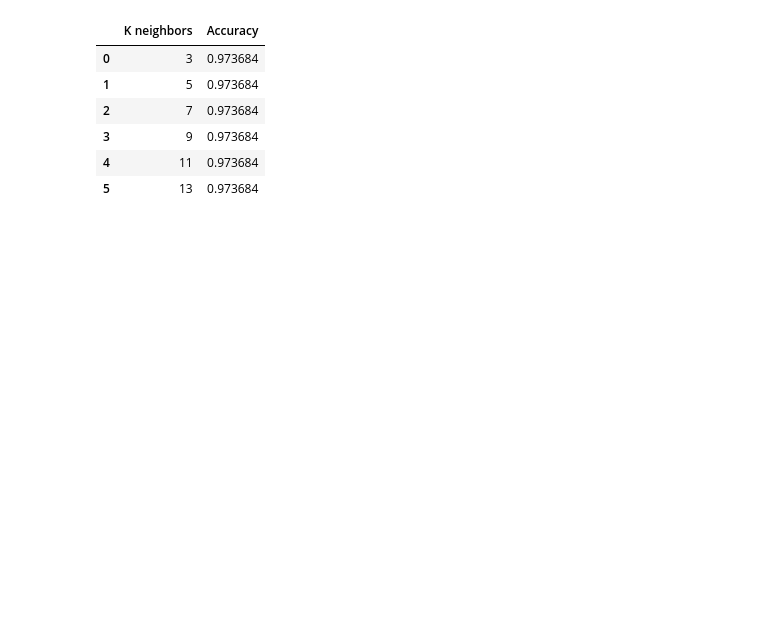
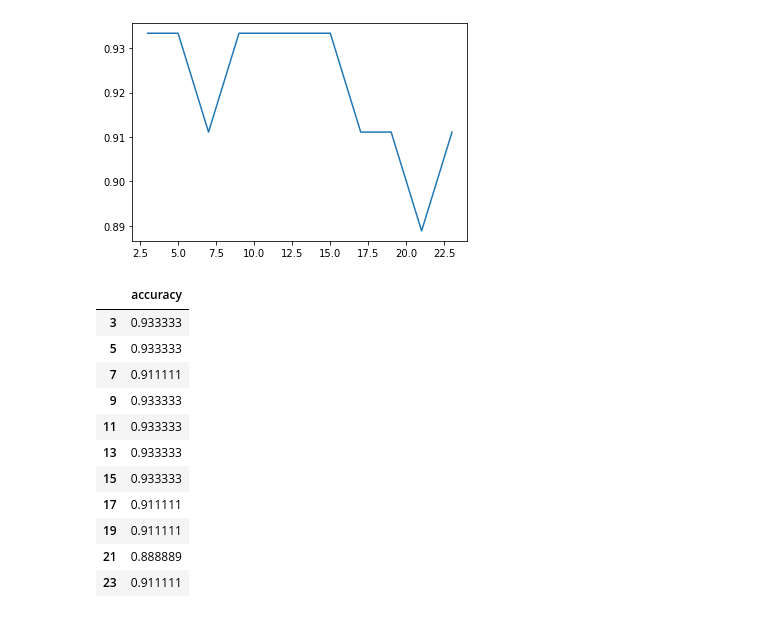
Before and after one commit to yuvalshi0/introduction-to-cv-course, a Jupyter notebook: iris.ipynb, the cells around one changed output. Cells and saved outputs as stored; diff of their text form; code cells hidden in the pictures; blank space fills up the shorter version.

```diff
--- a/iris.ipynb
+++ b/iris.ipynb
@@ -23,45 +35,36 @@ x_train, x_test, y_train, y_test = train_test_split(X, Y, random_state=0)
 # %%
 from sklearn.neighbors import KNeighborsClassifier
-from sklearn.metrics import (
-    accuracy_score,
-    plot_confusion_matrix,
-    ConfusionMatrixDisplay,
-)
 
 
-def matrix(k):
-    """
-    Helper method, creates the knn classifier, trains it using our test data and returns the confusion matrix plot
-    """
-    knn = KNeighborsClassifier(n_neighbors=k)
-    knn.fit(x_train, y_train)  # train model
-    y_pred = knn.predict(x_test)  # predict
-    plt = ConfusionMatrixDisplay.from_predictions(y_test, y_pred)
-    return plt
-
-
-def accuracy(k):
+def knn_accuracy(k, x_train, x_test, y_train, y_test):
     """
     Helper method, creates the knn classifier, trains it using our test data and return its accuracy
     """
-    knn = KNeighborsClassifier(n_neighbors=k)
-    knn.fit(x_train, y_train)  # train model
-    y_pred = knn.predict(x_test)  # predict
-    return accuracy_score(y_test, y_pred)
+    clf = KNeighborsClassifier(n_neighbors=k)
+    clf.fit(x_train, y_train)  # train model
+    y_pred = clf.predict(x_test)  # y  pred
+    y_score = clf.predict_proba(x_test)
+    return clf.score(x_test, y_test), y_pred, y_score
 # %%
-# calculate the model accuracy for different k_neighbors, and table the model accuracy
-k_range = range(3, 15, 2)  # each odd number between 1 and 49
-accuracies = [accuracy(k) for k in k_range]
-acc_df = pd.DataFrame(
-    list(zip(k_range, accuracies)), columns=["K neighbors", "Accuracy"]
-)
+# calculate the model accuracy for different k_neighbors, table and plot the model accuracy
+k_range = range(3, 25, 2)  # each odd number between 1 and 15
+x_train, x_test, y_train, y_test = train_test_split(X, Y, test_size=0.30)
+accuracies = [knn_accuracy(k, x_train, x_test, y_train, y_test)[0] for k in k_range]
+acc_df = pd.DataFrame(accuracies, columns=["accuracy"], index=k_range)
+plt.plot(k_range, accuracies, label="Test Accuracy")
+plt.show()
 acc_df
-# plt.show()
 # %% [output]
+[figure, added]
-|  | K neighbors | Accuracy |
-| 0 | 3 | 0.973684 |
-| 1 | 5 | 0.973684 |
-| 2 | 7 | 0.973684 |
-| 3 | 9 | 0.973684 |
-| 4 | 11 | 0.973684 |
-| 5 | 13 | 0.973684 |
+|  | accuracy |
+| 3 | 0.933333 |
+| 5 | 0.933333 |
+| 7 | 0.911111 |
+| 9 | 0.933333 |
+| 11 | 0.933333 |
+| 13 | 0.933333 |
+| 15 | 0.933333 |
+| 17 | 0.911111 |
+| 19 | 0.911111 |
+| 21 | 0.888889 |
+| 23 | 0.911111 |
```
Also changed, not shown: parts of 8 cells of this notebook, 2 other files.
